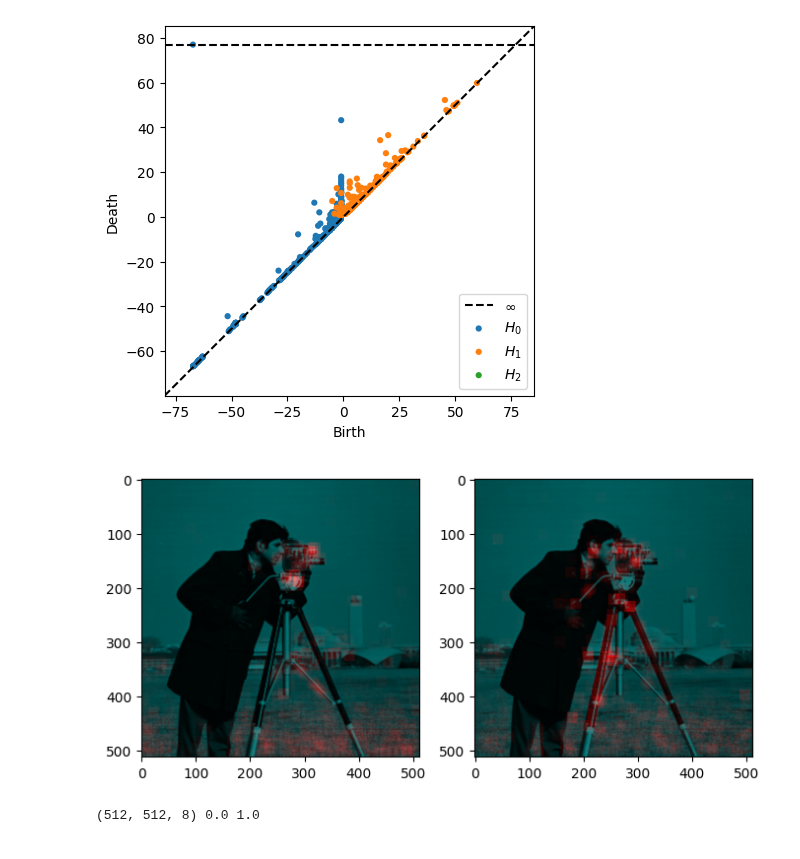
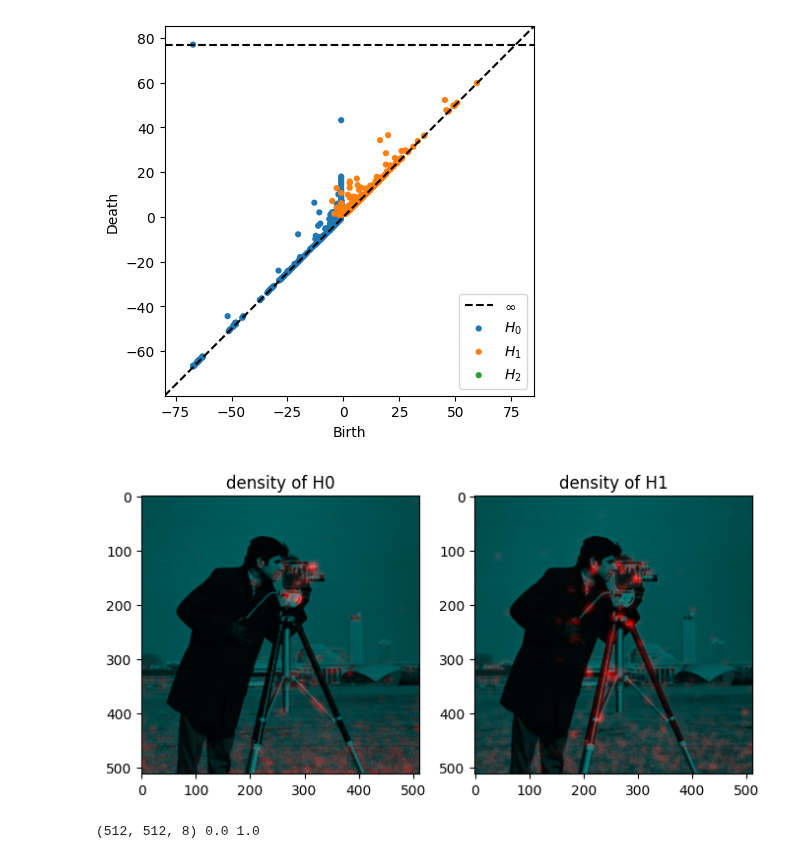
Before and after one commit to shizuo-kaji/TutorialTopologicalDataAnalysis, a Jupyter notebook: TopologicalDataAnalysisWithPython.ipynb, the cells around one changed output. Drawn from its saved outputs; the diff is of its cells as text; code cells hidden in the pictures.

```diff
--- a/TopologicalDataAnalysisWithPython.ipynb
+++ b/TopologicalDataAnalysisWithPython.ipynb
@@ -350,12 +355,25 @@ persim.plot_diagrams([p[:,1:3] for p in pds])
 # %%
 ## compute the heatmap of cycles with specified birth-death properties
 # the heatmap image reveals what kind of image features are captured by PH
-def heat_map(img,pd,h=3,min_life = 10,max_life =255,min_birth = 0,max_birth = 255,dimension = 0,life_weighted=True):
+
+
+from scipy.ndimage.filters import convolve
+# gaussian kernel for convolution
+def gaussian(h,sigma):
+    x = np.arange(-h[0],h[0],1)
+    y = np.arange(-h[1],h[1],1)
+    z = np.arange(-h[2],h[2],1)
+    xx, yy,zz = np.meshgrid(x,y,z)
+    return(np.exp(-(xx**2 + yy**2 + zz**2)/(2*sigma**2)).astype(np.float32))
+
+def heat_map(img,pd,h=3,sigma=1,min_life = 10,max_life =255,min_birth = 0,max_birth = 255,dimension = 0,life_weighted=True,location='birth'):
   if len(img.shape)==2:
     mx,my=img.shape
     mz = 1
+    kernel = gaussian([h,h,1],sigma)
   else:
     mx,my,mz=img.shape
+    kernel = gaussian([h,h,h],sigma)
 
   selected_cycle = np.zeros((mx,my,mz))
   ppd = pd[pd[:,0] == dimension]
@@ -365,23 +383,30 @@ def heat_map(img,pd,h=3,min_life = 10,max_life =255,min_birth = 0,max_birth = 25
   ppd = ppd[ppd[:,1] < max_birth]
   w = 1
   for c in ppd:
-      x,y,z=int(c[3]),int(c[4]),int(c[5])
+      if location=='birth':
+        x,y,z=int(c[3]),int(c[4]),int(c[5])
+      else:
+        x,y,z=int(c[6]),int(c[7]),int(c[8])
       if life_weighted:
         w = c[2]-c[1]
-      selected_cycle[max(0,x-h):min(mx,x+h),max(0,y-h):min(my,y+h),max(0,z-h):min(mz,z+h)] += w
-#  print(np.min(selected_cycle),np.max(selected_cycle),np.sum(selected_cycle))
-  return(np.squeeze(selected_cycle))
+      #selected_cycle[max(0,x-h):min(mx,x+h),max(0,y-h):min(my,y+h),max(0,z-h):min(mz,z+h)] += w
+      selected_cycle[x,y,z] += w
+  #print(np.min(selected_cycle),np.max(selected_cycle),np.sum(selected_cycle))
+  cycle_conv = convolve(selected_cycle,kernel)
+  #print(np.min(cycle_conv),np.max(cycle_conv),np.sum(cycle_conv))
+  return(np.squeeze(cycle_conv))
 # %%
 ## Plot heatmap for H_0 and H_1
 pd = cripser.computePH(img,maxdim=1,location="birth")
 fig = plt.figure(figsize=(8, 4))
 for i in range(2):
-  heat=heat_map(img,pd,h=10,min_birth=10,dimension=i)
+  heat=heat_map(img,pd,h=10,sigma=5,min_birth=10,dimension=i)
   heat = (heat/np.max(heat) * 255).astype(np.uint8)
   ax = fig.add_subplot(1,2,i+1)
   ax.imshow(np.dstack([heat,img//2,img//2]))
+  ax.set_title("density of H{}".format(i))
 # %% [output]
-[figure, old version]
+[figure, new version]
 # %%
 ## 3D volume
 # create a dummy volume by stacking rotated greyscale images
```
Also changed, not shown: parts of 26 cells of this notebook.
